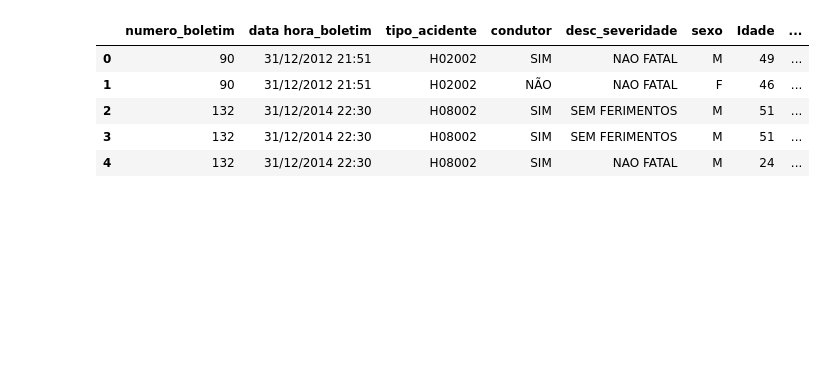
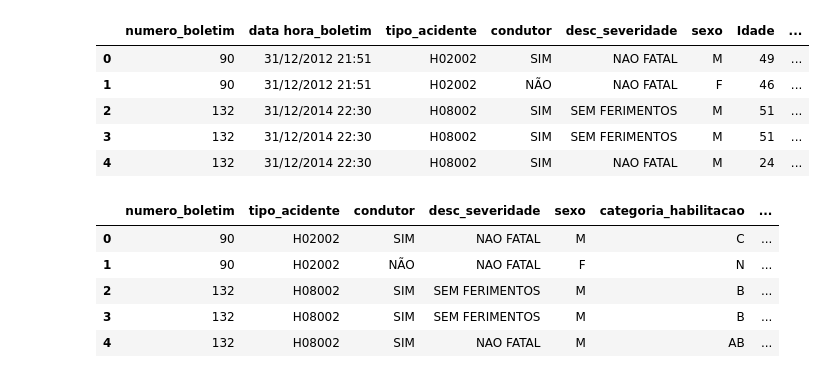
Before and after one commit to SamuelLipovetsky/mda_project, a Jupyter notebook: classification.ipynb, the cells around one changed output. Cells and saved outputs as stored; diff of their text form; code cells hidden in the pictures; blank space fills up the shorter version.

```diff
--- a/classification.ipynb
+++ b/classification.ipynb
@@ -89,3 +89,44 @@ display(joined_df.head())
 | 2 | 132 | 31/12/2014 22:30 | H08002 | SIM | SEM FERIMENTOS | M | 51 | ... |
 | 3 | 132 | 31/12/2014 22:30 | H08002 | SIM | SEM FERIMENTOS | M | 51 | ... |
 | 4 | 132 | 31/12/2014 22:30 | H08002 | SIM | NAO FATAL | M | 24 | ... |
+# %%
+#binning hour of day and age
+classification_df = joined_df
+
+classification_df['data hora_boletim'] = pd.to_datetime(classification_df['data hora_boletim'], format='%d/%m/%Y %H:%M')
+classification_df['hour'] = classification_df['data hora_boletim'].dt.hour
+
+#hour binning
+morning_hours = range(6, 12)
+afternoon_hours = range(12, 18)
+night_hours = list(range(0, 6)) + list(range(18, 24))
+
+
+classification_df['morning'] = classification_df['hour'].apply(lambda x: True if x in morning_hours else False)
+classification_df['afternoon'] = classification_df['hour'].apply(lambda x: True if x in afternoon_hours else False)
+classification_df['night'] = classification_df['hour'].apply(lambda x: True if x in night_hours else False)
+
+classification_df.drop(columns=['hour','data hora_boletim'], inplace=True)
+
+#age binning
+
+children = range(0,16)
+young_adult = range(17,30)
+middle_aged = range(31,45)
+old_aged = range(45,200)
+
+classification_df['Idade'] =classification_df['Idade'].astype('int')
+classification_df['children'] = classification_df['Idade'].apply(lambda x: True if x in children else False)
+classification_df['young_adult'] = classification_df['Idade'].apply(lambda x: True if x in young_adult else False)
+classification_df['middle_aged'] = classification_df['Idade'].apply(lambda x: True if x in middle_aged else False)
+classification_df['old_aged'] = classification_df['Idade'].apply(lambda x: True if x in old_aged else False)
+
+classification_df.drop(columns=['Idade'], inplace=True)
+classification_df.head()
+# %% [output]
+|  | numero_boletim | tipo_acidente | condutor | desc_severidade | sexo | categoria_habilitacao | ... |
+| 0 | 90 | H02002 | SIM | NAO FATAL | M | C | ... |
+| 1 | 90 | H02002 | NÃO | NAO FATAL | F | N | ... |
+| 2 | 132 | H08002 | SIM | SEM FERIMENTOS | M | B | ... |
+| 3 | 132 | H08002 | SIM | SEM FERIMENTOS | M | B | ... |
+| 4 | 132 | H08002 | SIM | NAO FATAL | M | AB | ... |
```
Also changed, not shown: parts of 16 cells of this notebook.
